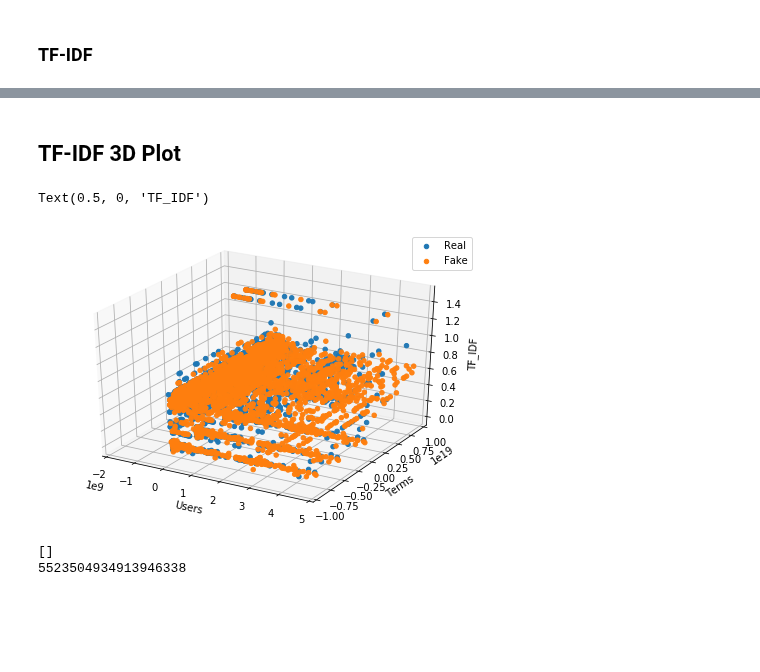
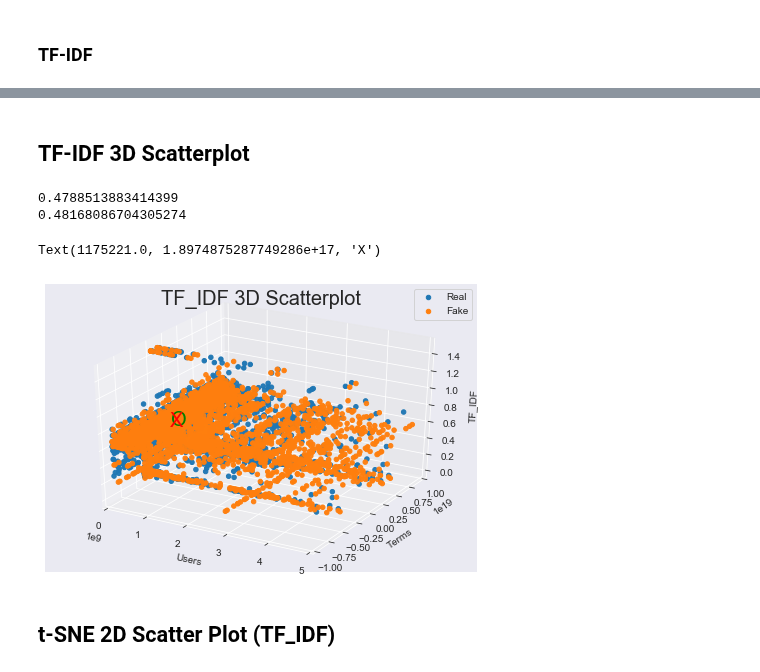
Before and after one commit to henmja/Detecting-Fake-News-and-Rumors-in-Twitter-Using-Deep-Neural-Networks, a Jupyter notebook: Plot.ipynb, the cells around one changed output, grey strips where cells are left out. Saved outputs shown, nothing was run; the diff lists cells and outputs as text; code cells hidden in the pictures; blank space fills up the shorter version.

```diff
--- a/Plot.ipynb
+++ b/Plot.ipynb
@@ -268,6 +267,8 @@ realArticlesPD = pd.concat([realArticlesPD.drop(columns='user'), exploded], axis
 ### TF
 # %%
 terms = {}
+fakeArticlesTermFreq = {}
+realArticlesTermFreq = {}
 
 for user in fakeUsers:
     #if not fakeArticlesPD.loc[fakeArticlesPD['id_user'] == user].empty:
@@ -366,10 +367,12 @@ for user in realUsers:
 #IDF = LOG(N_art/Ni_term) - number of documents/number of documents term appear in
 import math
 N_art_tot = len(fakeArticlesPD)+len(realArticlesPD)
-
+fakeArticlesIDF = {}
+realArticlesIDF={}
 counts = {}
 N_art = 0
 userTerms = {}
+
 for user in fakeUsers:
     #if not fakeArticlesPD.loc[fakeArticlesPD['id_user'] == user].empty:
     rows = []
@@ -508,7 +511,8 @@ for user in realUsers:
 # %% [markdown]
 ### TF-IDF
 # %%
-#TF-IDF = TF*IDF
+fakeArticlesTFIDF = {}
+realArticlesTFIDF = {}
 for user in fakeArticlesTermFreq:
     if user not in fakeArticlesTFIDF.keys():
         fakeArticlesTFIDF[user] = {}
@@ -530,9 +603,9 @@ print(realArticlesTFIDF)
 # %% [markdown]
-## TF-IDF 3D Plot
+## TF-IDF 3D Scatterplot
 # %%
-from mpl_toolkits.mplot3d import axes3d
+from mpl_toolkits.mplot3d import Axes3D
 import matplotlib.pyplot as plt
-
+import math
 
 fig = plt.figure()
 ax = Axes3D(fig)
@@ -543,7 +616,9 @@ z = []
 x1=[]
 y1=[]
 z1=[]
+xUnique=[]
 for user in realArticlesTFIDF:
+    xUnique.append(hash(user))
     for word in realArticlesTFIDF[user]:
         x1.append(hash(user))
         y1.append(hash(word))
@@ -558,46 +633,60 @@ x = [item for sublist in x for item in sublist]
 y = [item for sublist in y for item in sublist]
 z = [item for sublist in z for item in sublist]
 
-ax.set_xlim([-2000000000, 5000000000])
-ax.scatter(x, y, z)
+print(np.mean(z))
 
+lim = math.pow(5, 9)
+xUnique = [i for i in xUnique if i <= lim]
+ax.set_xlim([0, 5000000000])
+ax.scatter(x, y, z, zorder=1)
+ax.text(np.mean(xUnique),np.mean(y),np.mean(z), 'O', size=20, zorder=10, color='g')
 
 x = []
 y = []
 z = []
 x1=[]
 y1=[]
 z1=[]
+xUnique=[]
 for user in fakeArticlesTFIDF:
+    xUnique.append(hash(user))
     for word in fakeArticlesTFIDF[user]:
         x1.append(hash(user))
         y1.append(hash(word))
         z1.append(fakeArticlesTFIDF[user][word])
     x.append(x1)
     y.append(y1)
     z.append(z1)
     x1=[]
     y1=[]
     z1=[]
 x = [item for sublist in x for item in sublist]
 y = [item for sublist in y for item in sublist]
 z = [item for sublist in z for item in sublist]
 
-ax.set_xlim([-2000000000, 5000000000])
-ax.scatter(x, y, z)
+ax.set_xlim([0, 5000000000])
+ax.scatter(x, y, z, zorder=5)
 
 ax.legend(('Real','Fake'))
 ax.set_xlabel('Users')
 ax.set_ylabel('Terms')
 ax.set_zlabel('TF_IDF')
+fig.suptitle('TF_IDF 3D Scatterplot', fontsize=20)
+
+lim = math.pow(5, 9)
+xUnique = [i for i in xUnique if i <= lim]
+
+print(np.mean(z))
+#fjern elementer større enn 5e9 fra xUnique
+ax.text(np.mean(xUnique),np.mean(y),np.mean(z), 'X', size=20, zorder=10, color='r')
+#ax.text(np.mean(x),np.mean(y),np.mean(z),  'FAKE', size=20, zorder=10, color='k')
+#ax.annotate('annotate', xy=(2, 1), xytext=(3, 4), arrowprops=dict(facecolor='black', shrink=0.05))
 
 #label centers
 # %% [output]
-Text(0.5, 0, 'TF_IDF')
+0.4788513883414399
+0.48168086704305274
+Text(1175221.0, 1.8974875287749286e+17, 'X')
-[figure, old version]
+[figure, new version]
-# %%
-print(users)
-print(hash('abcdefg'))
-# %% [output]
-[]
-5523504934913946338
+# %% [markdown]
+## t-SNE 2D Scatter Plot (TF_IDF)
```
Also changed, not shown: parts of 10 cells of this notebook.
